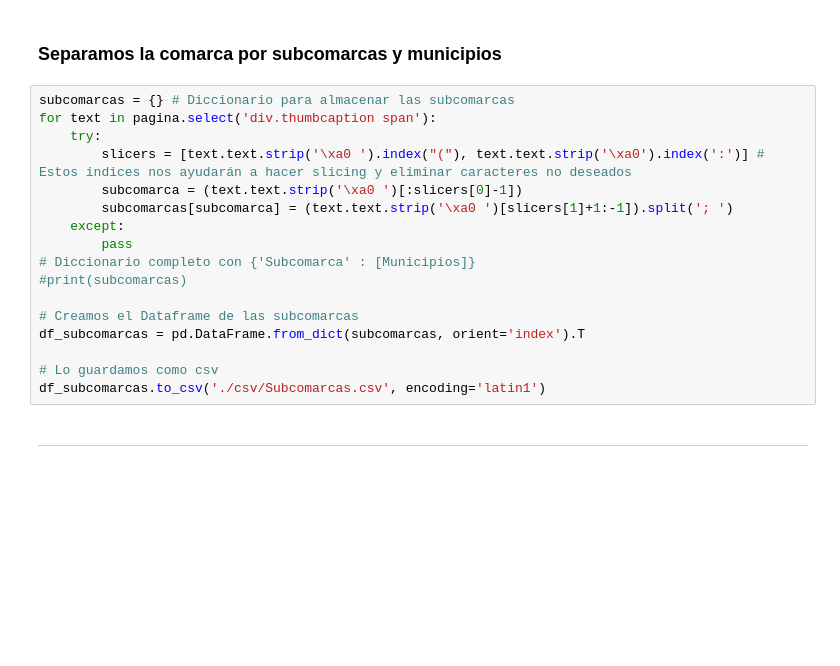
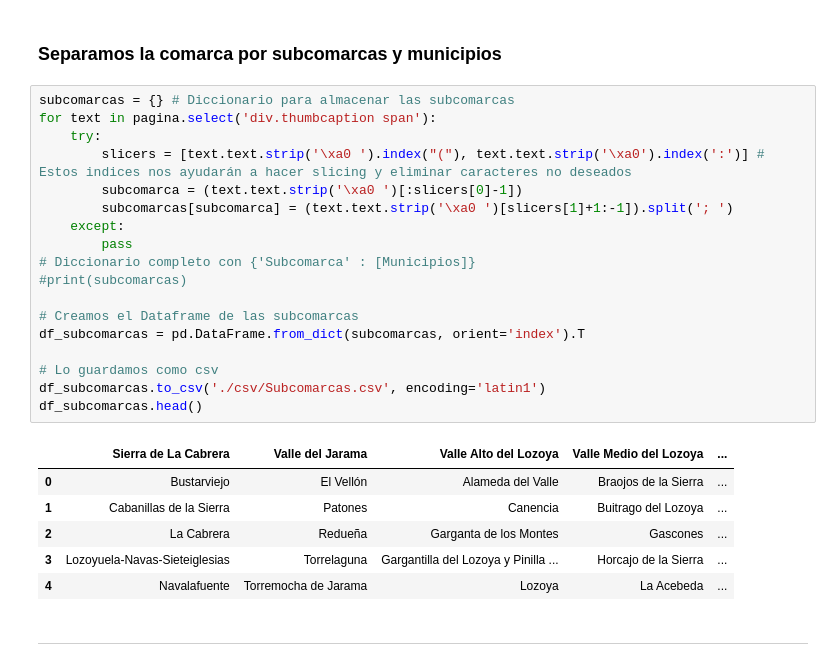
Before and after one commit to cejassa/proyecto_final_NLP, a Jupyter notebook: notebooks/Scrapping.ipynb, the cells around one changed output. Saved outputs shown, nothing was run; the diff lists cells and outputs as text; blank space fills up the shorter version.

```diff
--- a/notebooks/Scrapping.ipynb
+++ b/notebooks/Scrapping.ipynb
@@ -23,20 +23,28 @@ pagina = bs(response.content, "html.parser")
 # %%
 subcomarcas = {} # Diccionario para almacenar las subcomarcas
 for text in pagina.select('div.thumbcaption span'):
     try:
         slicers = [text.text.strip('\xa0 ').index("("), text.text.strip('\xa0').index(':')] # Estos indices nos ayudarán a hacer slicing y eliminar caracteres no deseados
         subcomarca = (text.text.strip('\xa0 ')[:slicers[0]-1])
         subcomarcas[subcomarca] = (text.text.strip('\xa0 ')[slicers[1]+1:-1]).split('; ')
     except:
         pass
 # Diccionario completo con {'Subcomarca' : [Municipios]}
 #print(subcomarcas)
 
 # Creamos el Dataframe de las subcomarcas
 df_subcomarcas = pd.DataFrame.from_dict(subcomarcas, orient='index').T
 
 # Lo guardamos como csv
 df_subcomarcas.to_csv('./csv/Subcomarcas.csv', encoding='latin1')
+df_subcomarcas.head()
+# %% [output]
+|  | Sierra de La Cabrera | Valle del Jarama | Valle Alto del Lozoya | Valle Medio del Lozoya | ... |
+| 0 | Bustarviejo | El Vellón | Alameda del Valle | Braojos de la Sierra | ... |
+| 1 | Cabanillas de la Sierra | Patones | Canencia | Buitrago del Lozoya | ... |
+| 2 | La Cabrera | Redueña | Garganta de los Montes | Gascones | ... |
+| 3 | Lozoyuela-Navas-Sieteiglesias | Torrelaguna | Gargantilla del Lozoya y Pinilla ... | Horcajo de la Sierra | ... |
+| 4 | Navalafuente | Torremocha de Jarama | Lozoya | La Acebeda | ... |
 # %% [markdown]
 ---
 # %% [markdown]
```
Also changed, not shown: parts of 14 cells of this notebook, 4 other files.
